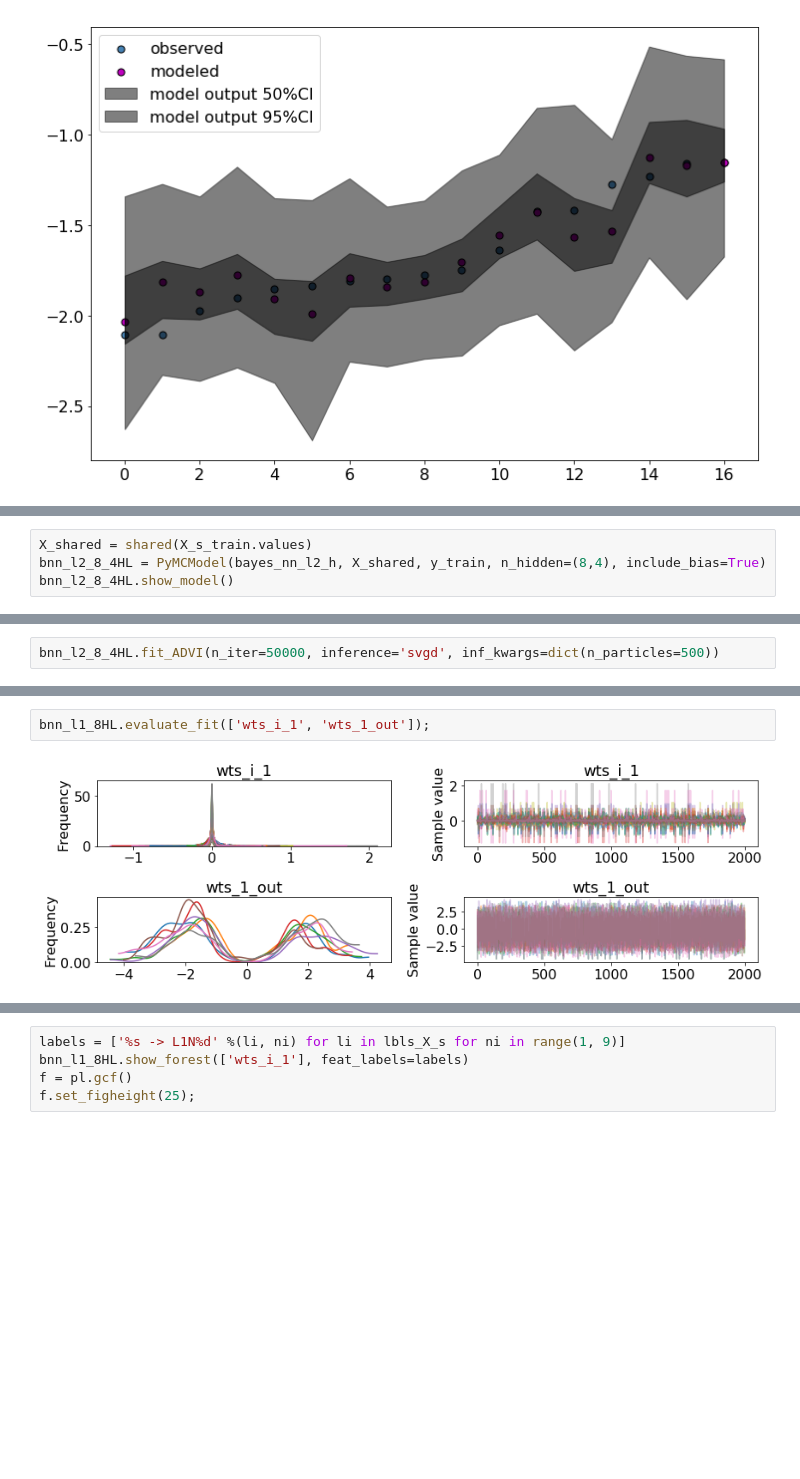
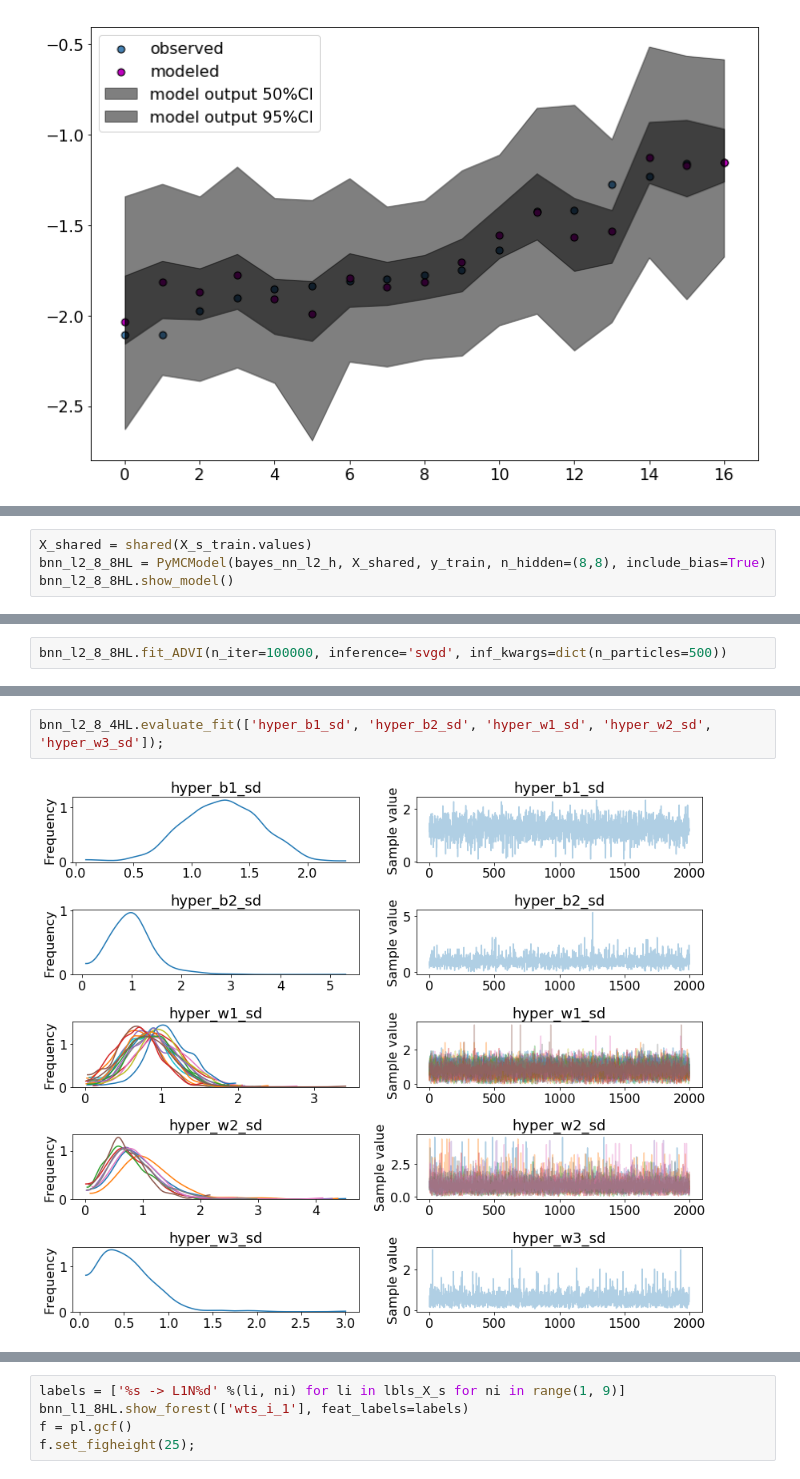
Before and after one commit to madHatter106/TOA_ML, a Jupyter notebook: TOA_ML_4_APHY412_BDNN_2_HL2_ARD_SVGD.ipynb, the cells around one changed output, grey strips where cells are left out. Drawn from its saved outputs; the diff is of its cells as text; blank space fills up the shorter version.

```diff
--- a/TOA_ML_4_APHY412_BDNN_2_HL2_ARD_SVGD.ipynb
+++ b/TOA_ML_4_APHY412_BDNN_2_HL2_ARD_SVGD.ipynb
@@ -295,8 +295,8 @@ ax = plot_fits_with_unc(y_test, ppc_test_l2)
 # %%
 X_shared = shared(X_s_train.values)
-bnn_l2_8_4HL = PyMCModel(bayes_nn_l2_h, X_shared, y_train, n_hidden=(8,4), include_bias=True)
-bnn_l2_8_4HL.show_model()
+bnn_l2_8_8HL = PyMCModel(bayes_nn_l2_h, X_shared, y_train, n_hidden=(8,8), include_bias=True)
+bnn_l2_8_8HL.show_model()
 # %% [output]
 [drawing not drawn]
 # %%
-bnn_l2_8_4HL.fit_ADVI(n_iter=50000, inference='svgd', inf_kwargs=dict(n_particles=500))
+bnn_l2_8_8HL.fit_ADVI(n_iter=100000, inference='svgd', inf_kwargs=dict(n_particles=500))
@@ -307,4 +303,4 @@ Finished [100%]: Average Loss = 101.26
-# %%
-bnn_l1_8HL.evaluate_fit(['wts_i_1', 'wts_1_out']);
-# %% [output]
-[figure, removed]
+# %%
+bnn_l2_8_4HL.evaluate_fit(['hyper_b1_sd', 'hyper_b2_sd', 'hyper_w1_sd', 'hyper_w2_sd', 'hyper_w3_sd']);
+# %% [output]
+[figure, added]
```
Also changed, not shown: parts of 6 cells of this notebook.
